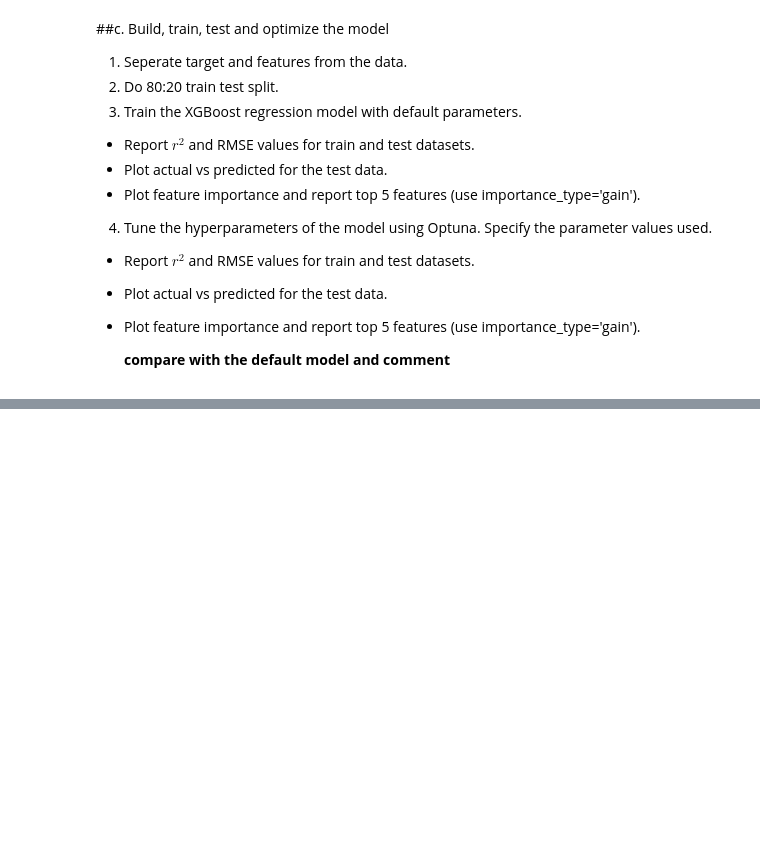
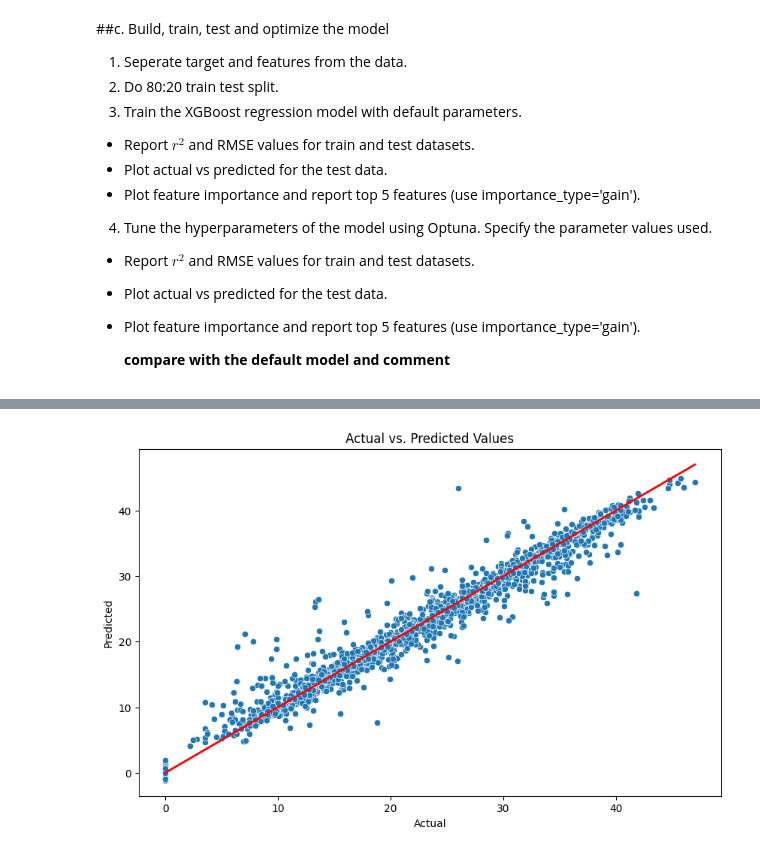
Before and after one commit to blackscreen-whitetext/AIDS, a Jupyter notebook: UMC301_Assignment_1b.ipynb, the cells around one changed output, grey strips where cells are left out. Saved outputs shown, nothing was run; the diff lists cells and outputs as text; code cells hidden in the pictures; blank space fills up the shorter version.

```diff
--- a/UMC301_Assignment_1b.ipynb
+++ b/UMC301_Assignment_1b.ipynb
@@ -581,0 +577,27 @@ from sklearn.metrics import mean_squared_error
+# %%
+# Create an instance of XGBRegressor with the best parameters
+model = xgb.XGBRegressor(objective="reg:squarederror",**best_params)
+
+# Fit the model on the training data
+model.fit(X_train, y_train)
+
+# Make predictions on the test data
+y_train_pred = model.predict(X_train)
+y_test_pred = model.predict(X_test)
+
+# Calculate R-squared and RMSE for the training data
+r2_train = r2_score(y_train, y_train_pred)
+rmse_train = mean_squared_error(y_train, y_train_pred, squared=False)
+
+# Calculate R-squared and RMSE for the test data
+r2_test = r2_score(y_test, y_test_pred)
+rmse_test = mean_squared_error(y_test, y_test_pred, squared=False)
+
+# Print the results
+print("Training Results:")
+print(f"R-squared: {r2_train:.4f}")
+print(f"RMSE: {rmse_train:.4f}")
+print()
+print("Test Results:")
+print(f"R-squared: {r2_test:.4f}")
+print(f"RMSE: {rmse_test:.4f}")
@@ -581,0 +612,10 @@ from sklearn.metrics import mean_squared_error
+# %%
+plt.figure(figsize=(10, 6))
+sns.scatterplot(x=y_test, y=y_test_pred)
+plt.plot([y_test.min(), y_test.max()], [y_test.min(), y_test.max()], color='red', lw=2)
+plt.xlabel('Actual')
+plt.ylabel('Predicted')
+plt.title('Actual vs. Predicted Values')
+plt.show()
+# %% [output]
+[figure, added]
```
Also changed, not shown: parts of 27 cells of this notebook.
